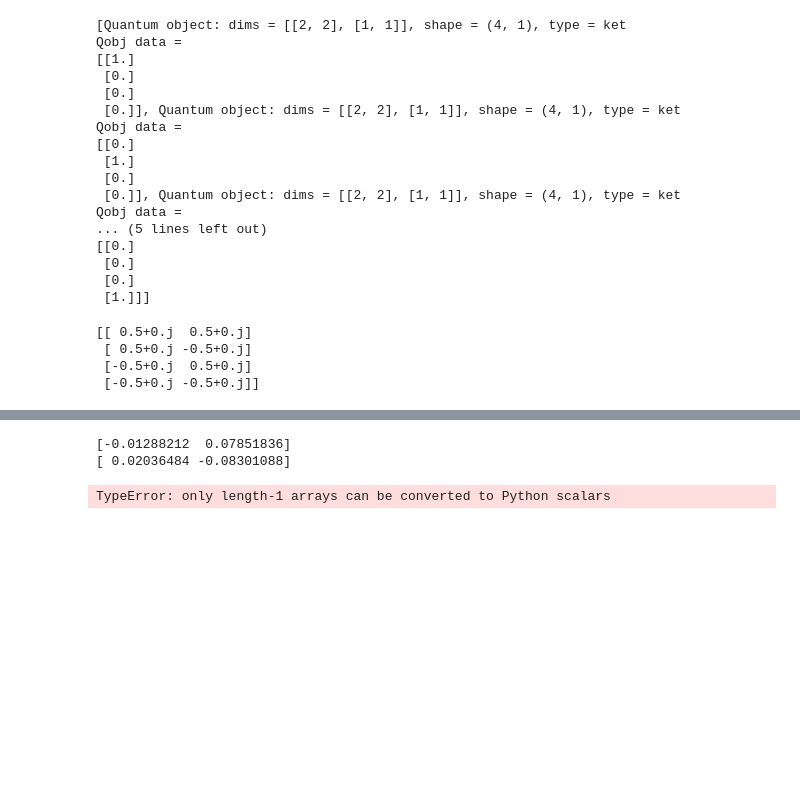
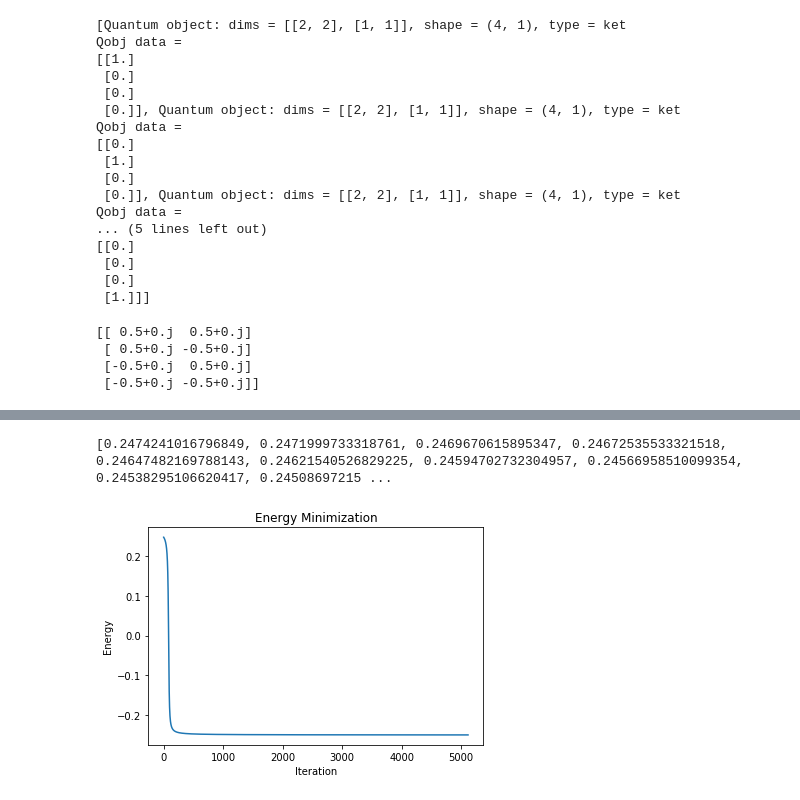
Before and after one commit to aorfi/Phys459, a Jupyter notebook: VariationalQM.ipynb, the cells around one changed output, grey strips where cells are left out. Cells and saved outputs as stored; diff of their text form; code cells hidden in the pictures; blank space fills up the shorter version.

Commit message:
Gradient Descent with a and b
Still unable to get partial derivatives for W. Not getting the expected minimum
energy.

```diff
--- a/VariationalQM.ipynb
+++ b/VariationalQM.ipynb
@@ -145,9 +145,23 @@ print(E)
 # %%
 #Gradient Descent
-def updateParameters(a, b, W, learning_rate):
+def updateParameters(a, b, W, Sbasis, N, M,sz, H, learning_rate):
     #Find partials
+    eps = 0.5
     a_partials = optimize.approx_fprime(a,varEnergy,eps,b,W,Sbasis, N, M,sz, H)
     b_partials = optimize.approx_fprime(b,varEnergy,eps,a,W,Sbasis, N, M,sz, H)
-print(b_partials)
-    for
-    return a, b, W
+    a_diff = (-1)*a_partials*learning_rate
+    b_diff = (-1)*b_partials*learning_rate
+
+    for i in range(N):
+        a[i] += a_diff[i]
+    for m in range(M):
+        b[m] += b_diff[i]
+
+    diff = np.amax(np.maximum(a_diff,b_diff))
+    return a, b, diff
+
+print(a)
+
+c = updateParameters(a, b, W, Sbasis, N, M,sz, H, 0.3)[2]
+
+print(c)
@@ -179,14 +171,26 @@ print(grad)
-# %%
-
-a_partials = optimize.approx_fprime(a,varEnergy,eps,b,W,Sbasis, N, M,sz, H)
-print(a_partials)
-
-b_partials = optimize.approx_fprime(b,varEnergy,eps,a,W,Sbasis, N, M,sz, H)
-print(b_partials)
-
-W_partials = optimize.approx_fprime(W,varEnergy,eps,a,b,Sbasis, N, M,sz, H)
-print(W_partials)
-# %% [output]
-[-0.01288212  0.07851836]
-[ 0.02036484 -0.08301088]
-TypeError: only length-1 arrays can be converted to Python scalars
+# %%
+#Minimize Energy
+E = []
+iteration = []
+diff = 1
+itValue = 0
+
+while diff > 0.0001:
+    E.append(varEnergy(a, b, W, Sbasis, N, M,sz, H))
+    newParams = updateParameters(a, b, W, Sbasis, N, M,sz, H, 0.3)
+    diff = newParams[2]
+    #count interations
+    itValue = itValue + 1
+    iteration.append(itValue)
+
+print(E)
+# %% [output]
+[0.2474241016796849, 0.2471999733318761, 0.2469670615895347, 0.24672535533321518, 0.24647482169788143, 0.24621540526829225, 0.24594702732304957, 0.24566958510099354, 0.24538295106620417, 0.24508697215 ...
+# %%
+plt.title("Energy Minimization")
+plt.plot(iteration,E)
+plt.ylabel('Energy')
+plt.xlabel('Iteration')
+plt.show()
+# %% [output]
+[figure, added]
```
Also changed, not shown: parts of 4 cells of this notebook.
